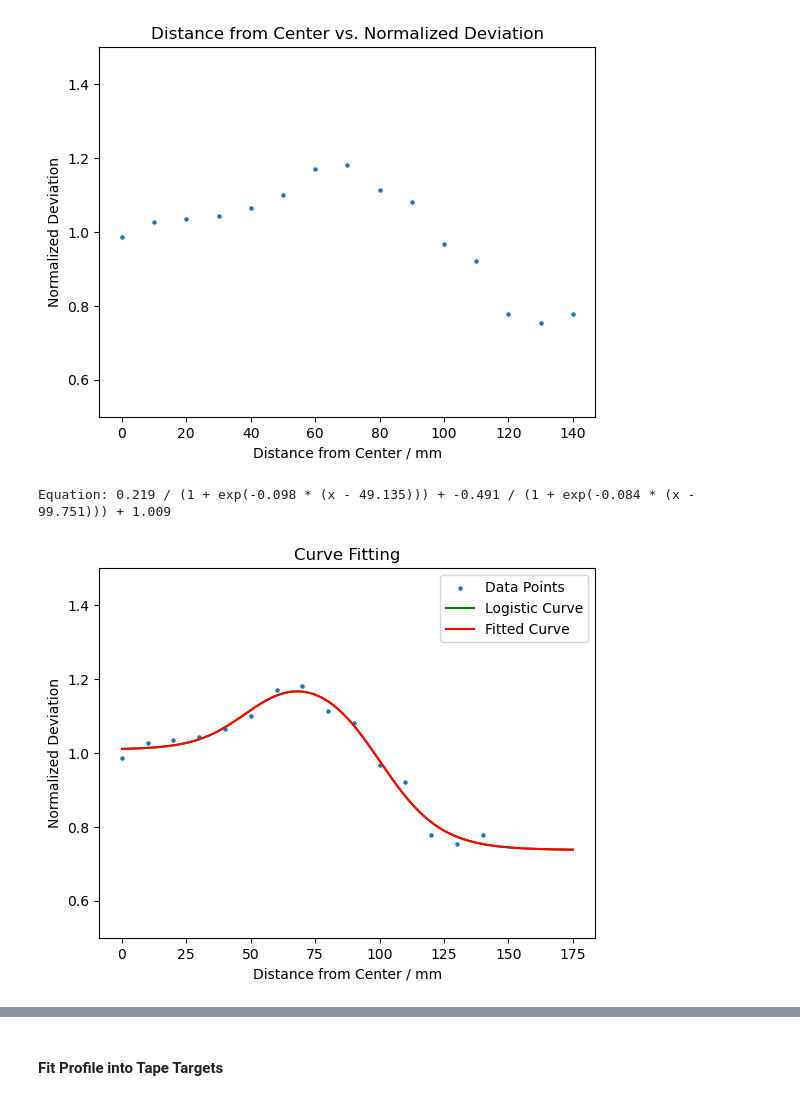
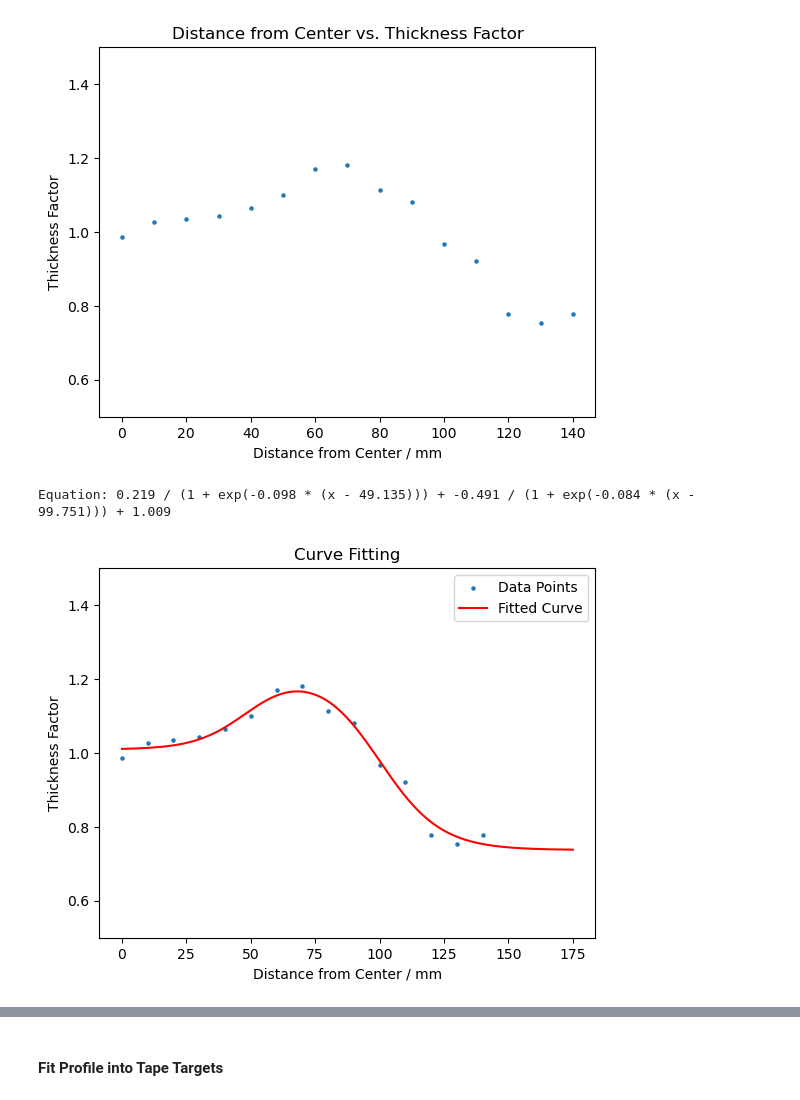
Before and after one commit to ryanlleung/TapeTargetry, a Jupyter notebook: tapeman.ipynb, the cells around one changed output, grey strips where cells are left out. Cells and saved outputs as stored; diff of their text form; code cells hidden in the pictures.

```diff
--- a/tapeman.ipynb
+++ b/tapeman.ipynb
@@ -18,11 +18,11 @@ normalized_deviations = [0.985, 1.027, 1.034, 1.044, 1.065, 1.10, 1.17, 1.18, 1.
 plt.scatter(distances, normalized_deviations, s=5)
 plt.ylim(0.5, 1.5)
 plt.xlabel('Distance from Center / mm')
-plt.ylabel('Normalized Deviation')
-plt.title('Distance from Center vs. Normalized Deviation')
+plt.ylabel('Thickness Factor')
+plt.title('Distance from Center vs. Thickness Factor')
 plt.show()
 # %% [output]
-[figure, old version]
+[figure, new version]
 # %%
 # Fit with logistic function and cubic spline to clamp boundary conditions
 
@@ -34,36 +34,36 @@ def curve_func(x, a1, b1, c1, a2, b2, c2, d):
     return c1 / (1 + np.exp(-a1 * (x - b1))) + c2 / (1 + np.exp(-a2 * (x - b2))) + d
 
 initial_guesses = [0.1, 50, 0.25, 0.08, 100, -0.55, 1]
 
 # Perform the curve fitting
 popt, pcov = curve_fit(curve_func, distances, normalized_deviations, p0=initial_guesses, maxfev=5000)
 print(f'Equation: {popt[2]:.3f} / (1 + exp(-{popt[0]:.3f} * (x - {popt[1]:.3f}))) + {popt[5]:.3f} / (1 + exp(-{popt[3]:.3f} * (x - {popt[4]:.3f}))) + {popt[6]:.3f}')
 
 # Generate x values for the curve
 x_curve = np.arange(0, 176, 1)
 
 # Generate y values using the fitted curve parameters
 y_logistic = curve_func(x_curve, *popt)
 
 # Fit with cubic spline to fix boundary conditions
 cs = CubicSpline(x_curve, y_logistic, bc_type=((1, 0.), (1, 0.)))
 
 # Generate y values using the fitted curve parameters
 y_spline = cs(x_curve)
 
 # Plot the original data points and the fitted curve
 plt.scatter(distances, normalized_deviations, s=5, label='Data Points')
-plt.plot(x_curve, y_logistic, 'g-', label='Logistic Curve')
+# plt.plot(x_curve, y_logistic, 'g-', label='Logistic Curve')
 plt.plot(x_curve, y_spline, 'r-', label='Fitted Curve')
 plt.xlabel('Distance from Center / mm')
-plt.ylabel('Normalized Deviation')
+plt.ylabel('Thickness Factor')
 plt.ylim(0.5, 1.5)
 plt.title('Curve Fitting')
 plt.legend()
 plt.show()
 # %% [output]
 Equation: 0.219 / (1 + exp(-0.098 * (x - 49.135))) + -0.491 / (1 + exp(-0.084 * (x - 99.751))) + 1.009
-[figure, old version]
+[figure, new version]
 # %%
 # Plot profile in 3D
 x_ = np.linspace(0, PLATE_X, 100)
```
Also changed, not shown: parts of 8 cells of this notebook, 1 other file.
